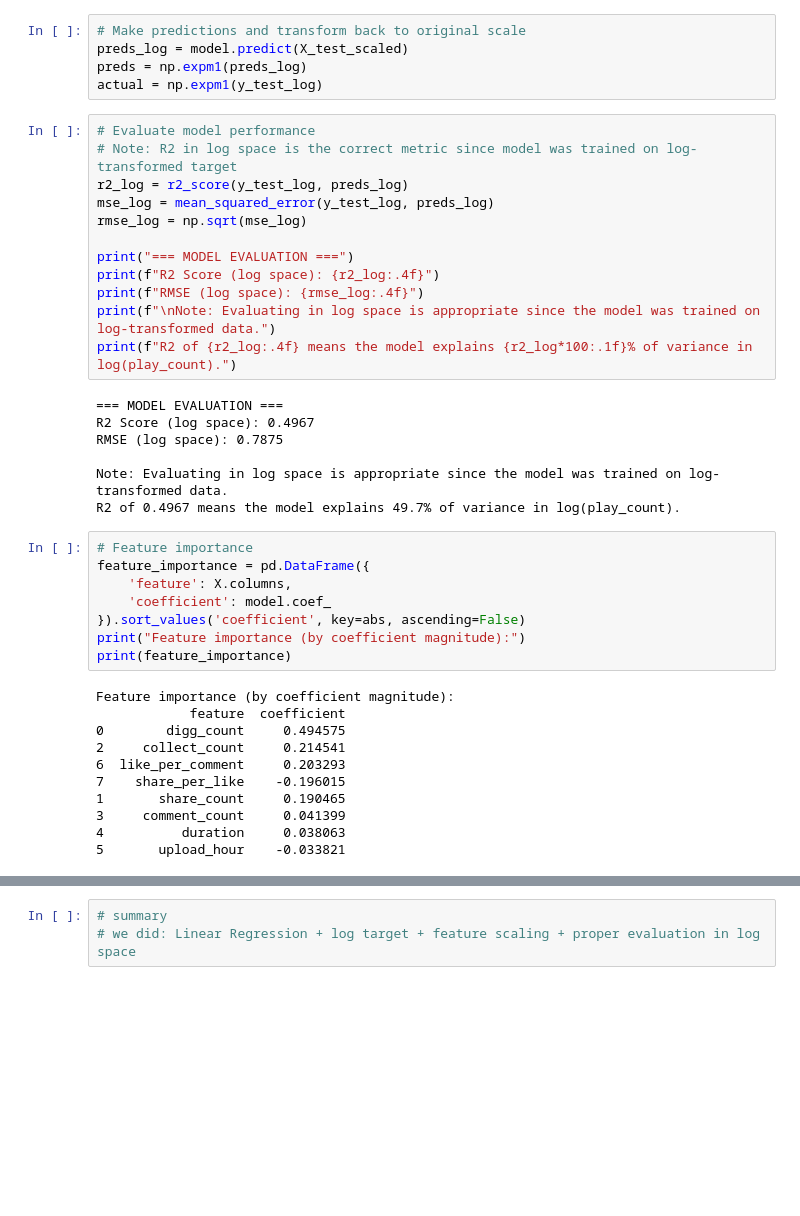
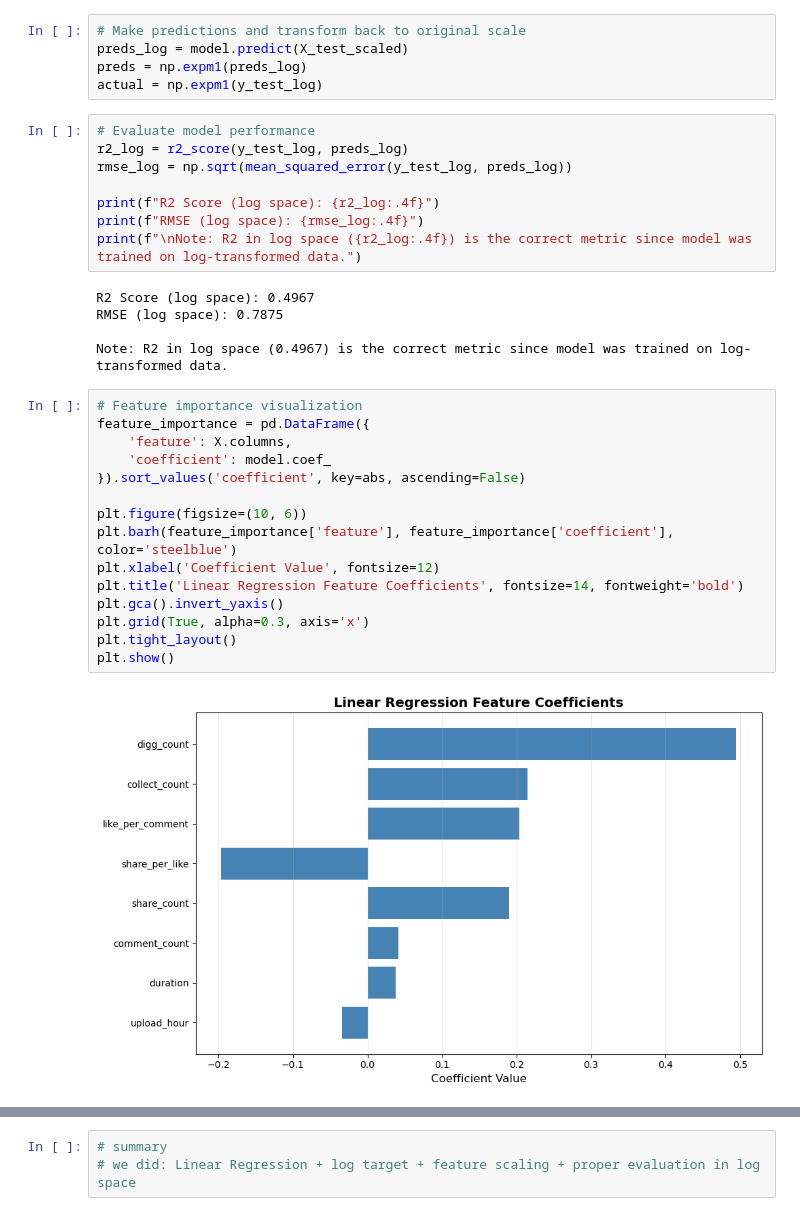
Before and after one commit to NazmulHayat/Tiktok-Viral-View, a Jupyter notebook: Optimized_Linear_Regression.ipynb, the cells around one changed output, grey strips where cells are left out. Cells and saved outputs as stored; diff of their text form; blank space fills up the shorter version.

```diff
--- a/Optimized_Linear_Regression.ipynb
+++ b/Optimized_Linear_Regression.ipynb
@@ -177,40 +109,32 @@ preds = np.expm1(preds_log)
 actual = np.expm1(y_test_log)
 # %%
 # Evaluate model performance
-# Note: R2 in log space is the correct metric since model was trained on log-transformed target
 r2_log = r2_score(y_test_log, preds_log)
-mse_log = mean_squared_error(y_test_log, preds_log)
-rmse_log = np.sqrt(mse_log)
+rmse_log = np.sqrt(mean_squared_error(y_test_log, preds_log))
 
-print("=== MODEL EVALUATION ===")
 print(f"R2 Score (log space): {r2_log:.4f}")
 print(f"RMSE (log space): {rmse_log:.4f}")
-print(f"\nNote: Evaluating in log space is appropriate since the model was trained on log-transformed data.")
-print(f"R2 of {r2_log:.4f} means the model explains {r2_log*100:.1f}% of variance in log(play_count).")
+print(f"\nNote: R2 in log space ({r2_log:.4f}) is the correct metric since model was trained on log-transformed data.")
 # %% [output]
-=== MODEL EVALUATION ===
 R2 Score (log space): 0.4967
 RMSE (log space): 0.7875
 
-Note: Evaluating in log space is appropriate since the model was trained on log-transformed data.
-R2 of 0.4967 means the model explains 49.7% of variance in log(play_count).
+Note: R2 in log space (0.4967) is the correct metric since model was trained on log-transformed data.
 # %%
-# Feature importance
+# Feature importance visualization
 feature_importance = pd.DataFrame({
     'feature': X.columns,
     'coefficient': model.coef_
 }).sort_values('coefficient', key=abs, ascending=False)
-print("Feature importance (by coefficient magnitude):")
-print(feature_importance)
+
+plt.figure(figsize=(10, 6))
+plt.barh(feature_importance['feature'], feature_importance['coefficient'], color='steelblue')
+plt.xlabel('Coefficient Value', fontsize=12)
+plt.title('Linear Regression Feature Coefficients', fontsize=14, fontweight='bold')
+plt.gca().invert_yaxis()
+plt.grid(True, alpha=0.3, axis='x')
+plt.tight_layout()
+plt.show()
 # %% [output]
-Feature importance (by coefficient magnitude):
-            feature  coefficient
-0        digg_count     0.494575
-2     collect_count     0.214541
-6  like_per_comment     0.203293
-7    share_per_like    -0.196015
-1       share_count     0.190465
-3     comment_count     0.041399
-4          duration     0.038063
-5       upload_hour    -0.033821
+[figure, added]
 # %%
```
Also changed, not shown: parts of 8 cells of this notebook, 3 other files.
